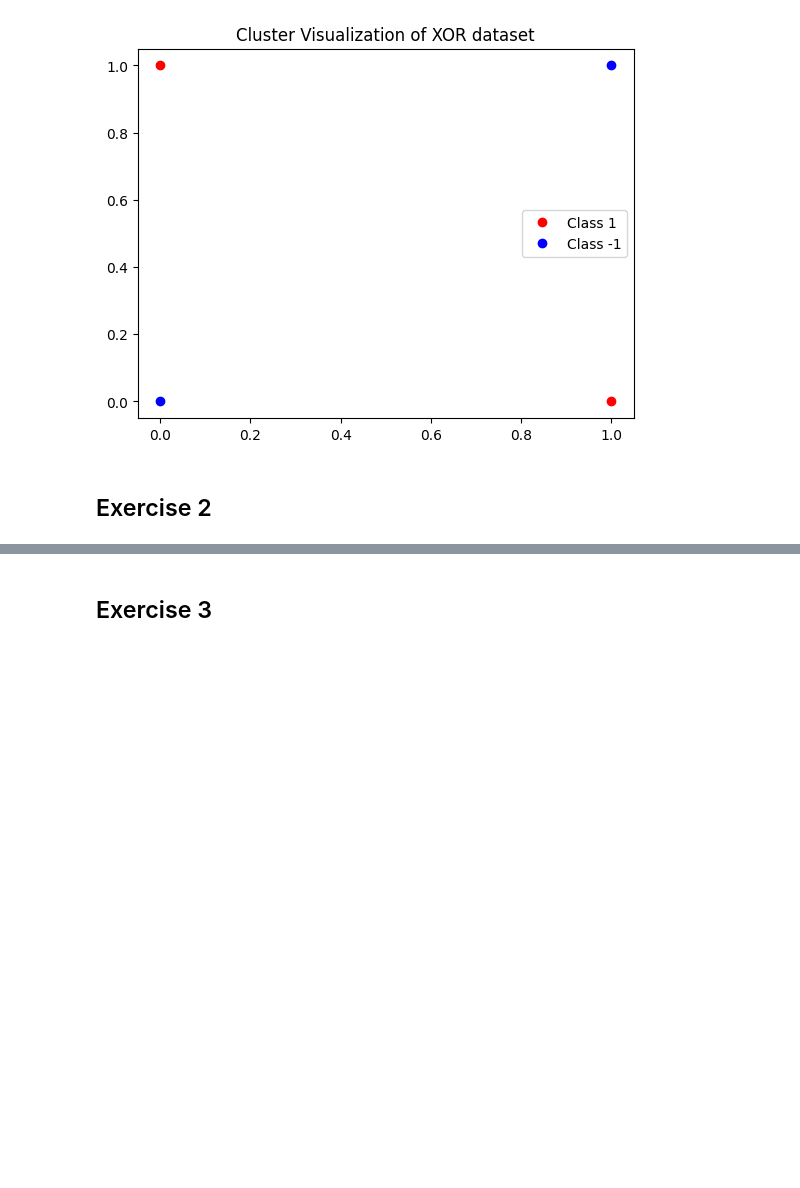
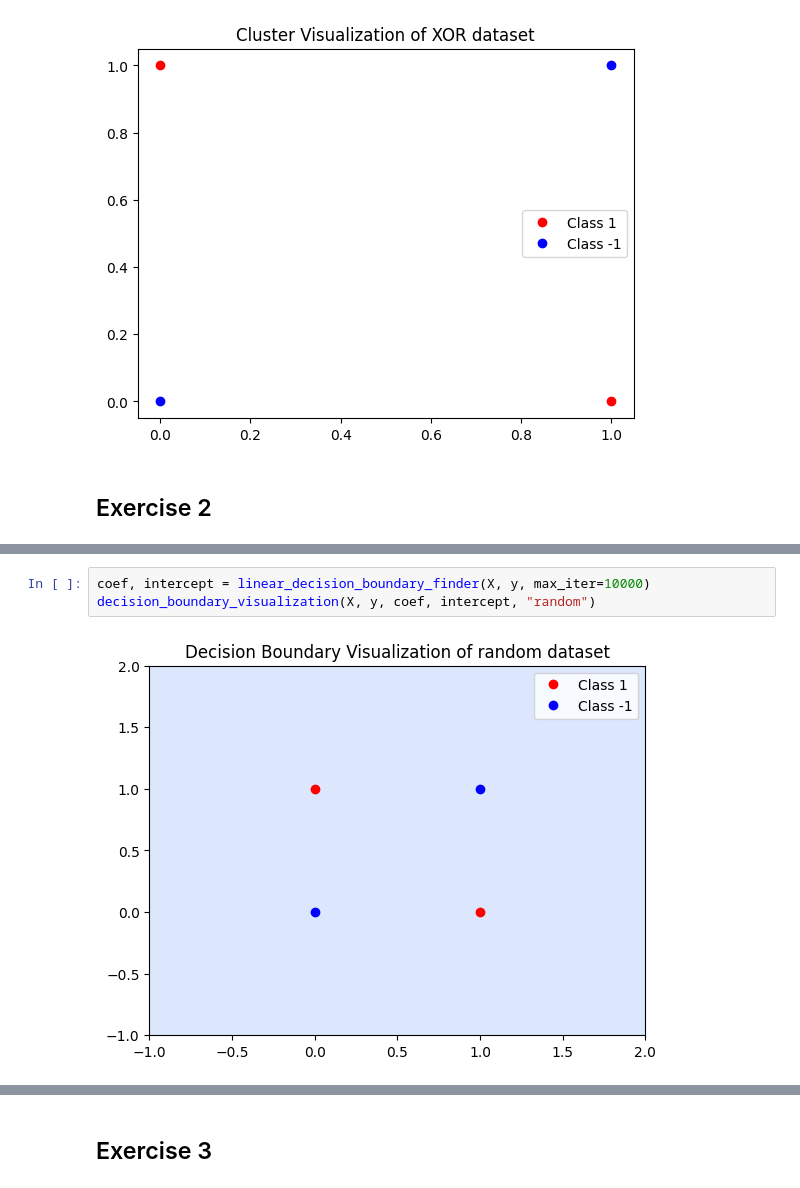
Before and after one commit to mahsaama/NeuralNetworks, a Jupyter notebook: Assignment1/assignment1.ipynb, the cells around one changed output, grey strips where cells are left out. Cells and saved outputs as stored; diff of their text form; blank space fills up the shorter version.

```diff
--- a/Assignment1/assignment1.ipynb
+++ b/Assignment1/assignment1.ipynb
@@ -80,0 +135,5 @@ cluster_visualization(X, y, title="XOR")
+# %%
+coef, intercept = linear_decision_boundary_finder(X, y, max_iter=10000)
+decision_boundary_visualization(X, y, coef, intercept, "random")
+# %% [output]
+[figure, added]
```
Also changed, not shown: parts of 10 cells of this notebook.
